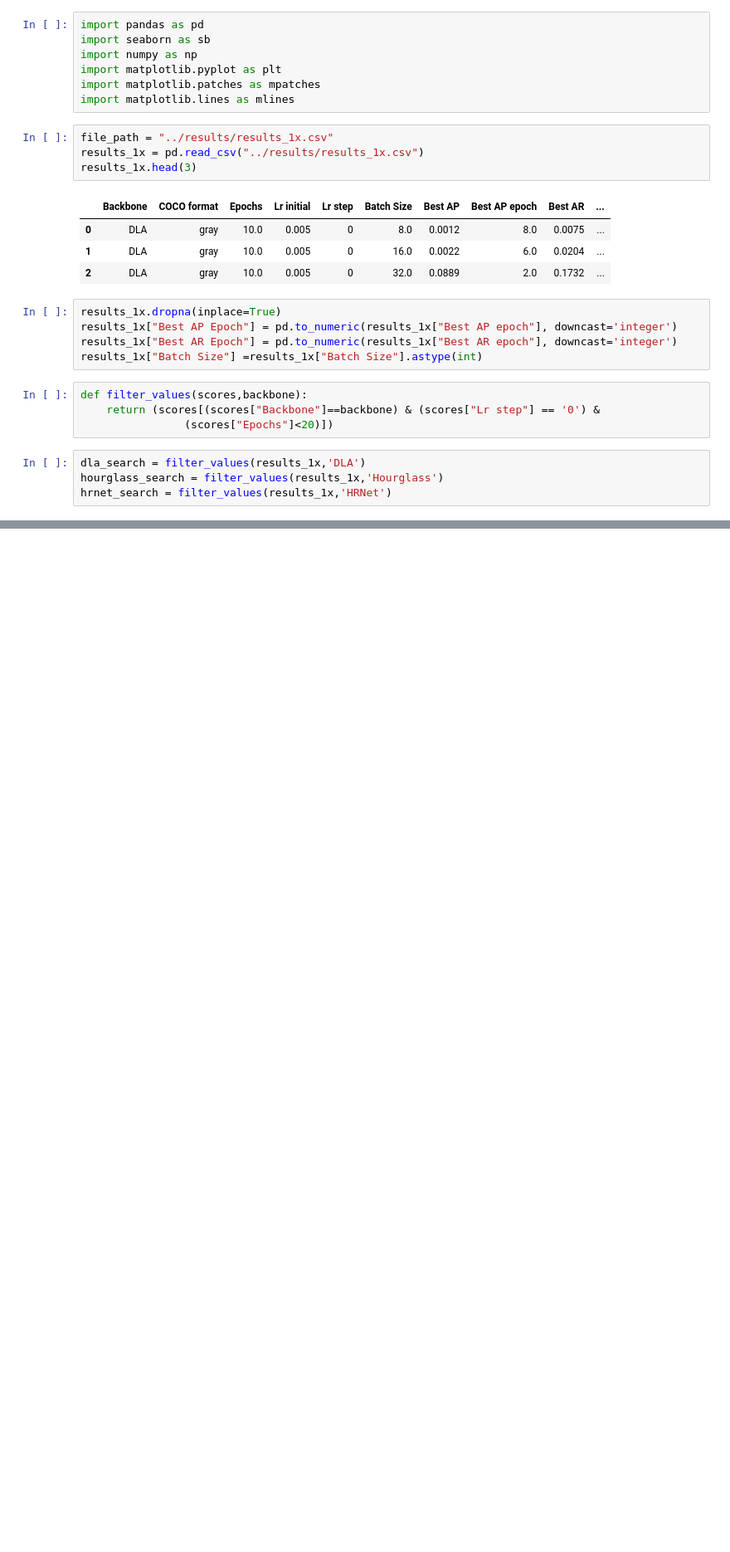
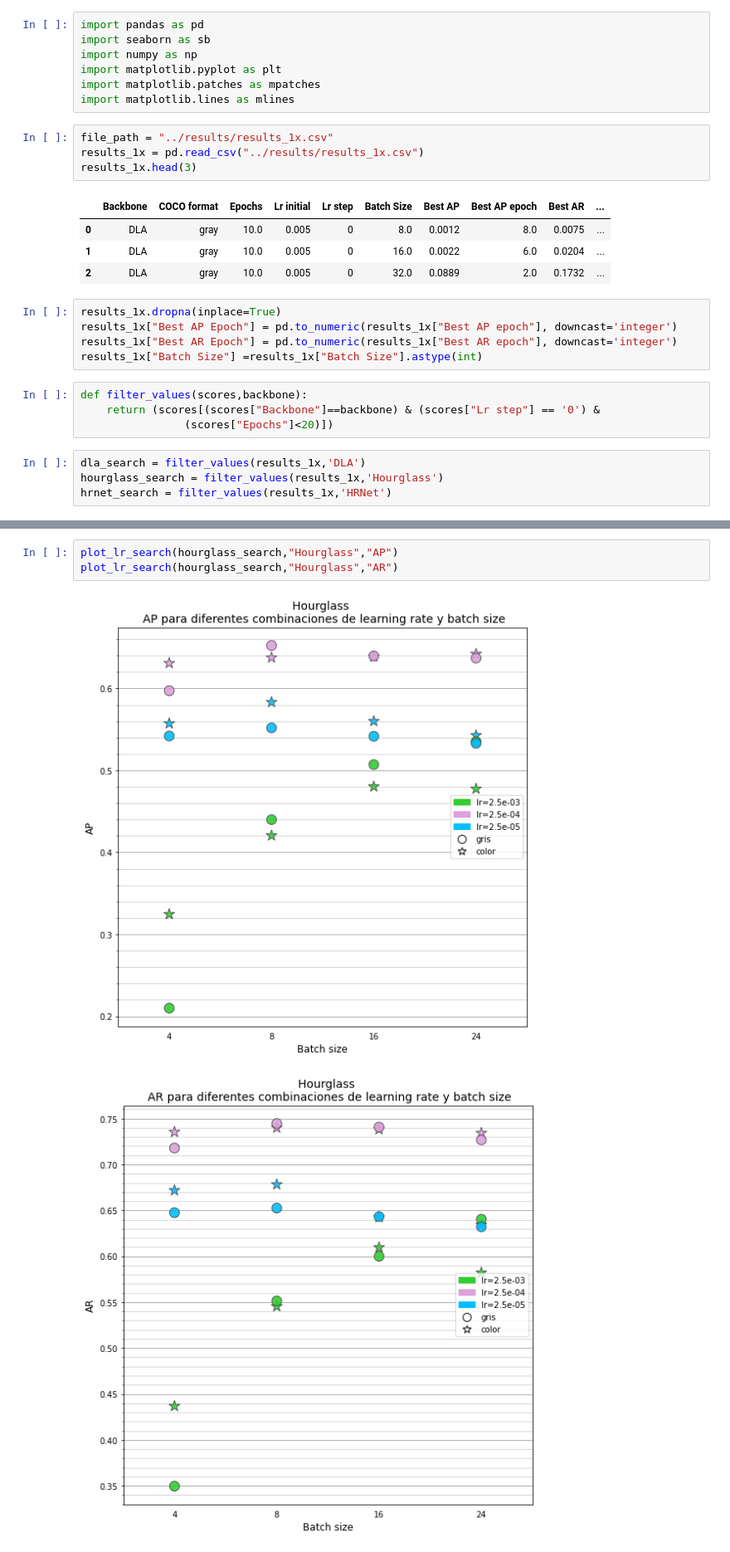
Before and after one commit to jsmithdlc/CenterNet-ThermalPose, a Jupyter notebook: src/pretty_plotts.ipynb, the cells around one changed output, grey strips where cells are left out. Shown at 83% size. Drawn from its saved outputs; the diff is of its cells as text; blank space fills up the shorter version.

```diff
--- a/src/pretty_plotts.ipynb
+++ b/src/pretty_plotts.ipynb
@@ -68,0 +69,6 @@ plot_lr_search(results_1x,"HRNet","gray","recall")
+# %%
+plot_lr_search(hourglass_search,"Hourglass","AP")
+plot_lr_search(hourglass_search,"Hourglass","AR")
+# %% [output]
+[figure, added]
+[figure, added]
```
Also changed, not shown: parts of 5 cells of this notebook, 12 other files.
